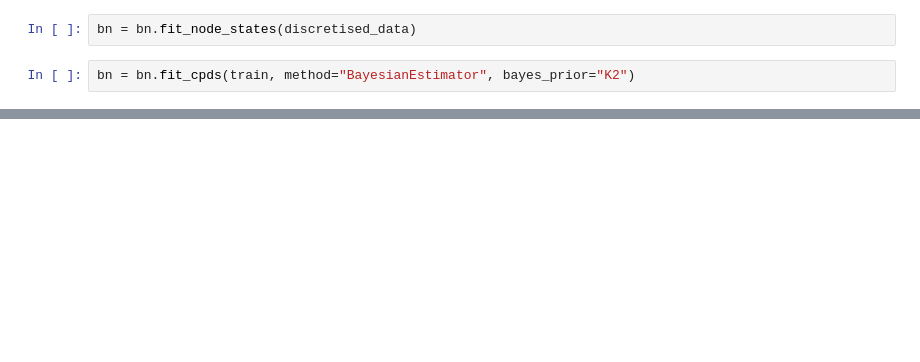
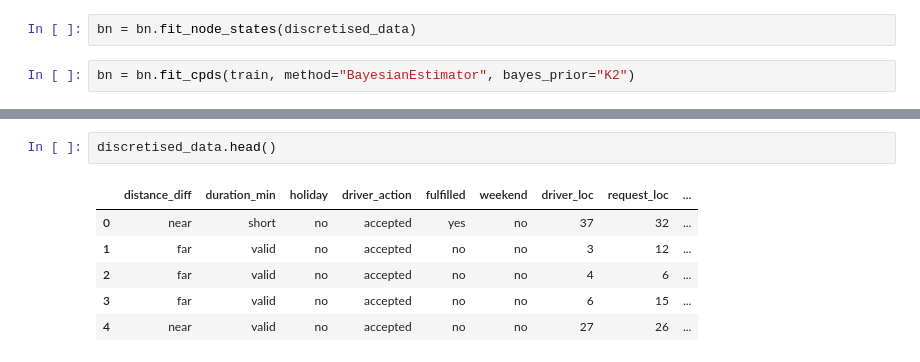
Before and after one commit to Nathnael12/Causal-Inference, a Jupyter notebook: notebooks/causal_inference.ipynb, the cells around one changed output, grey strips where cells are left out. Saved outputs shown, nothing was run; the diff lists cells and outputs as text; blank space fills up the shorter version.

```diff
--- a/notebooks/causal_inference.ipynb
+++ b/notebooks/causal_inference.ipynb
@@ -357,0 +549,9 @@ The ground truth is 'accepted'
+# %%
+discretised_data.head()
+# %% [output]
+|  | distance_diff | duration_min | holiday | driver_action | fulfilled | weekend | driver_loc | request_loc | ... |
+| 0 | near | short | no | accepted | yes | no | 37 | 32 | ... |
+| 1 | far | valid | no | accepted | no | no | 3 | 12 | ... |
+| 2 | far | valid | no | accepted | no | no | 4 | 6 | ... |
+| 3 | far | valid | no | accepted | no | no | 6 | 15 | ... |
+| 4 | near | valid | no | accepted | no | no | 27 | 26 | ... |
```
Also changed, not shown: parts of 51 cells of this notebook.
